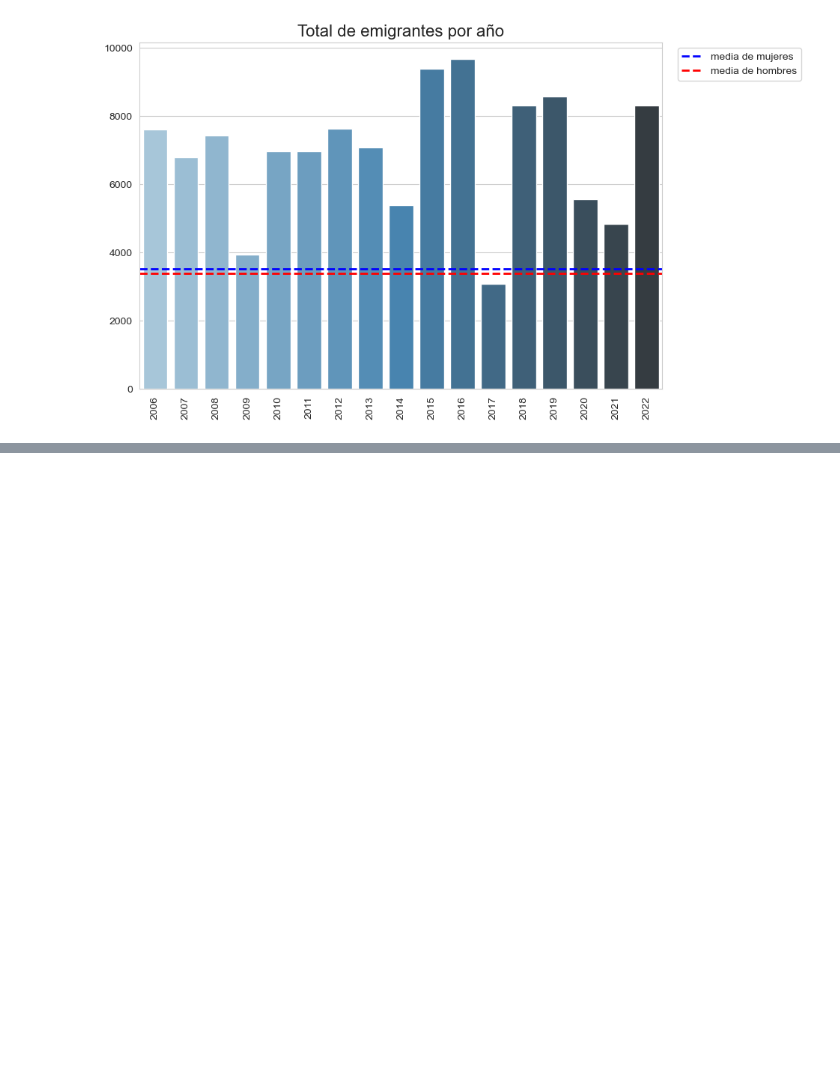
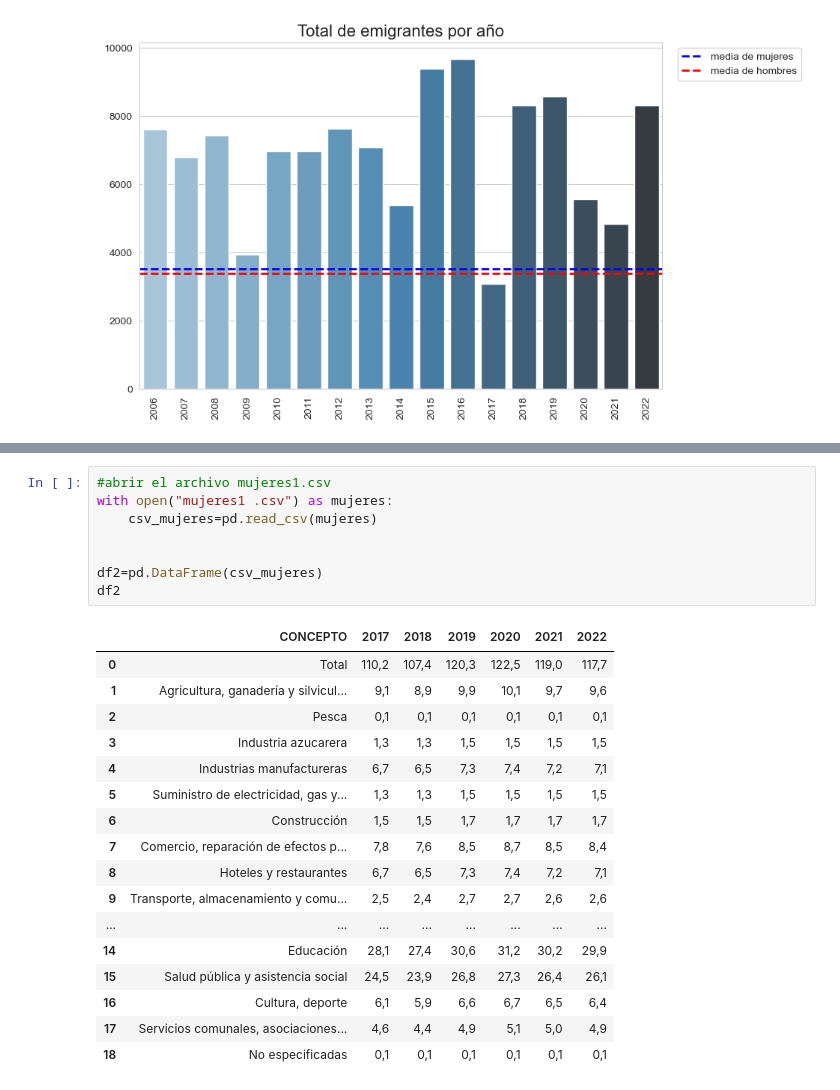
Before and after one commit to ALbertE03/ALbertICD, a Jupyter notebook: Proyecto Final de ICD/ICD.ipynb, the cells around one changed output, grey strips where cells are left out. Saved outputs shown, nothing was run; the diff lists cells and outputs as text; blank space fills up the shorter version.

```diff
--- a/Proyecto Final de ICD/ICD.ipynb
+++ b/Proyecto Final de ICD/ICD.ipynb
@@ -128,0 +132,26 @@ plt.show()
+# %%
+#abrir el archivo mujeres1.csv
+with open("mujeres1 .csv") as mujeres:
+    csv_mujeres=pd.read_csv(mujeres)
+
+
+df2=pd.DataFrame(csv_mujeres)
+df2
+# %% [output]
+|  | CONCEPTO | 2017 | 2018 | 2019 | 2020 | 2021 | 2022 |
+| 0 | Total | 110,2 | 107,4 | 120,3 | 122,5 | 119,0 | 117,7 |
+| 1 | Agricultura, ganadería y silvicul... | 9,1 | 8,9 | 9,9 | 10,1 | 9,7 | 9,6 |
+| 2 | Pesca | 0,1 | 0,1 | 0,1 | 0,1 | 0,1 | 0,1 |
+| 3 | Industria azucarera | 1,3 | 1,3 | 1,5 | 1,5 | 1,5 | 1,5 |
+| 4 | Industrias manufactureras | 6,7 | 6,5 | 7,3 | 7,4 | 7,2 | 7,1 |
+| 5 | Suministro de electricidad, gas y... | 1,3 | 1,3 | 1,5 | 1,5 | 1,5 | 1,5 |
+| 6 | Construcción | 1,5 | 1,5 | 1,7 | 1,7 | 1,7 | 1,7 |
+| 7 | Comercio, reparación de efectos p... | 7,8 | 7,6 | 8,5 | 8,7 | 8,5 | 8,4 |
+| 8 | Hoteles y restaurantes | 6,7 | 6,5 | 7,3 | 7,4 | 7,2 | 7,1 |
+| 9 | Transporte, almacenamiento y comu... | 2,5 | 2,4 | 2,7 | 2,7 | 2,6 | 2,6 |
+| ... | ... | ... | ... | ... | ... | ... | ... |
+| 14 | Educación | 28,1 | 27,4 | 30,6 | 31,2 | 30,2 | 29,9 |
+| 15 | Salud pública y asistencia social | 24,5 | 23,9 | 26,8 | 27,3 | 26,4 | 26,1 |
+| 16 | Cultura, deporte | 6,1 | 5,9 | 6,6 | 6,7 | 6,5 | 6,4 |
+| 17 | Servicios comunales, asociaciones... | 4,6 | 4,4 | 4,9 | 5,1 | 5,0 | 4,9 |
+| 18 | No especificadas | 0,1 | 0,1 | 0,1 | 0,1 | 0,1 | 0,1 |
```
Also changed, not shown: parts of 2 cells of this notebook, 5 other files.
